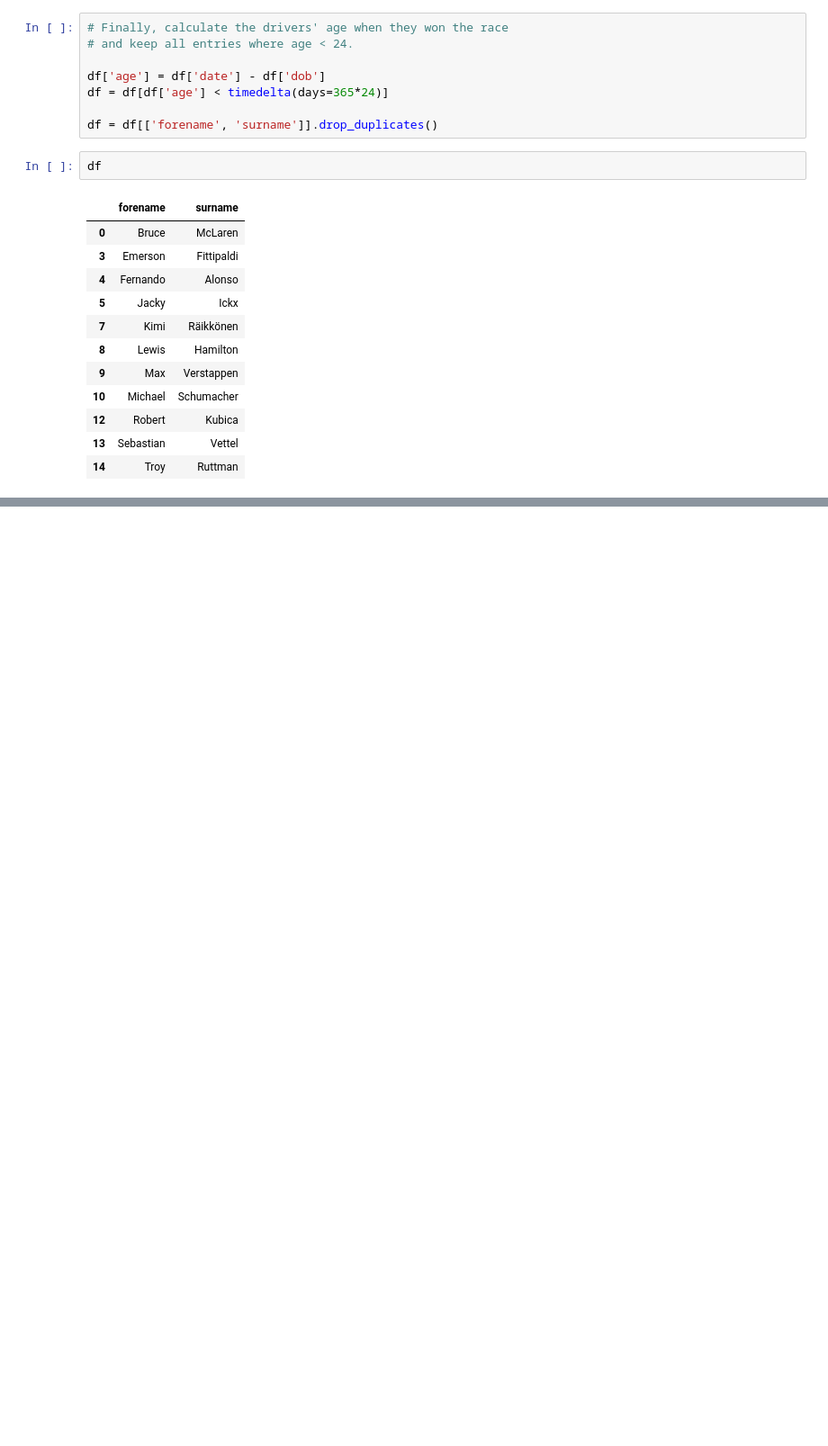
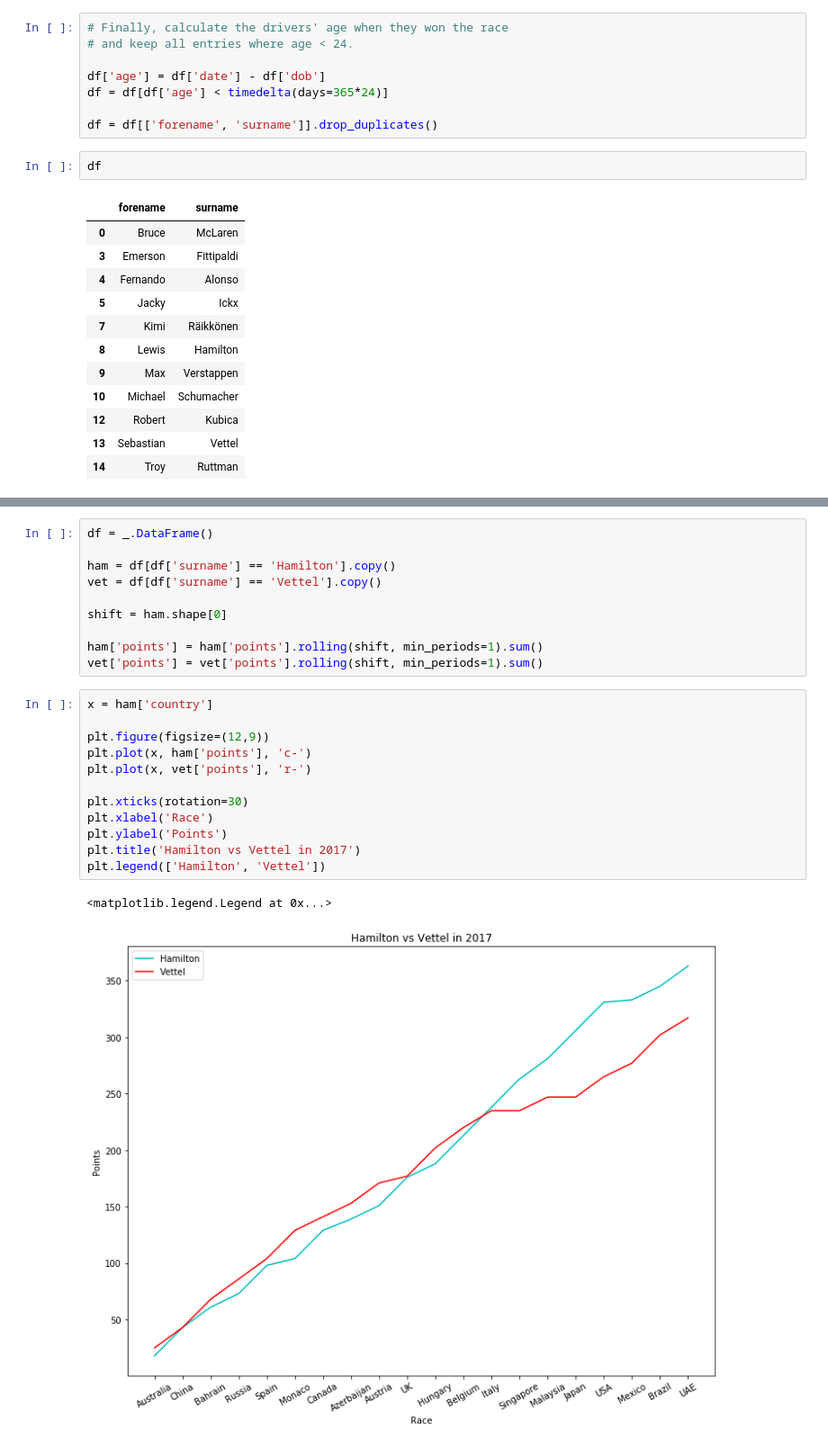
Before and after one commit to jla524/f1-analysis, a Jupyter notebook: formula-1-data-analysis.ipynb, the cells around one changed output, grey strips where cells are left out. Shown at 90% size. Cells and saved outputs as stored; diff of their text form; blank space fills up the shorter version.

Commit message:
Add championship rivals chart

```diff
--- a/formula-1-data-analysis.ipynb
+++ b/formula-1-data-analysis.ipynb
@@ -493,0 +537,25 @@ df
+# %%
+df = _.DataFrame()
+
+ham = df[df['surname'] == 'Hamilton'].copy()
+vet = df[df['surname'] == 'Vettel'].copy()
+
+shift = ham.shape[0]
+
+ham['points'] = ham['points'].rolling(shift, min_periods=1).sum()
+vet['points'] = vet['points'].rolling(shift, min_periods=1).sum()
+# %%
+x = ham['country']
+
+plt.figure(figsize=(12,9))
+plt.plot(x, ham['points'], 'c-')
+plt.plot(x, vet['points'], 'r-')
+
+plt.xticks(rotation=30)
+plt.xlabel('Race')
+plt.ylabel('Points')
+plt.title('Hamilton vs Vettel in 2017')
+plt.legend(['Hamilton', 'Vettel'])
+# %% [output]
+<matplotlib.legend.Legend at 0x...>
+[figure, added]
```
Also changed, not shown: parts of 8 cells of this notebook.
